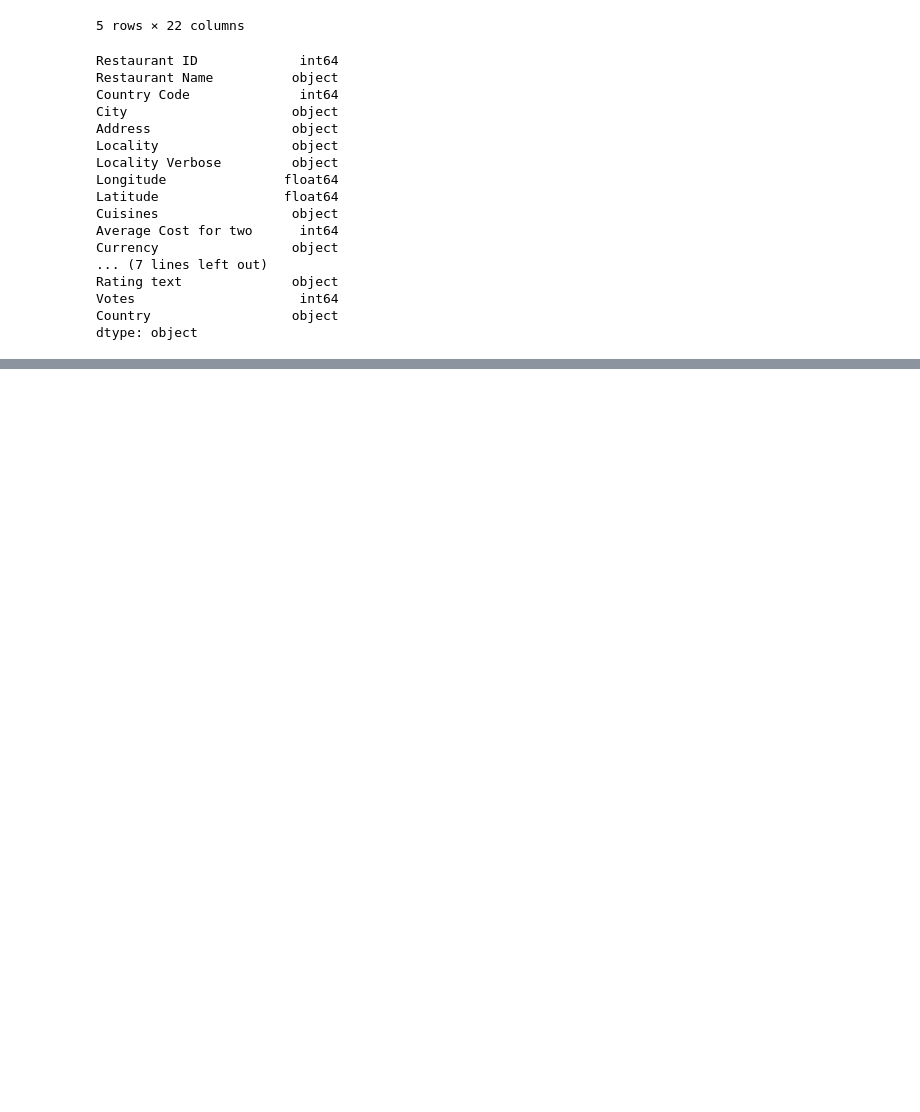
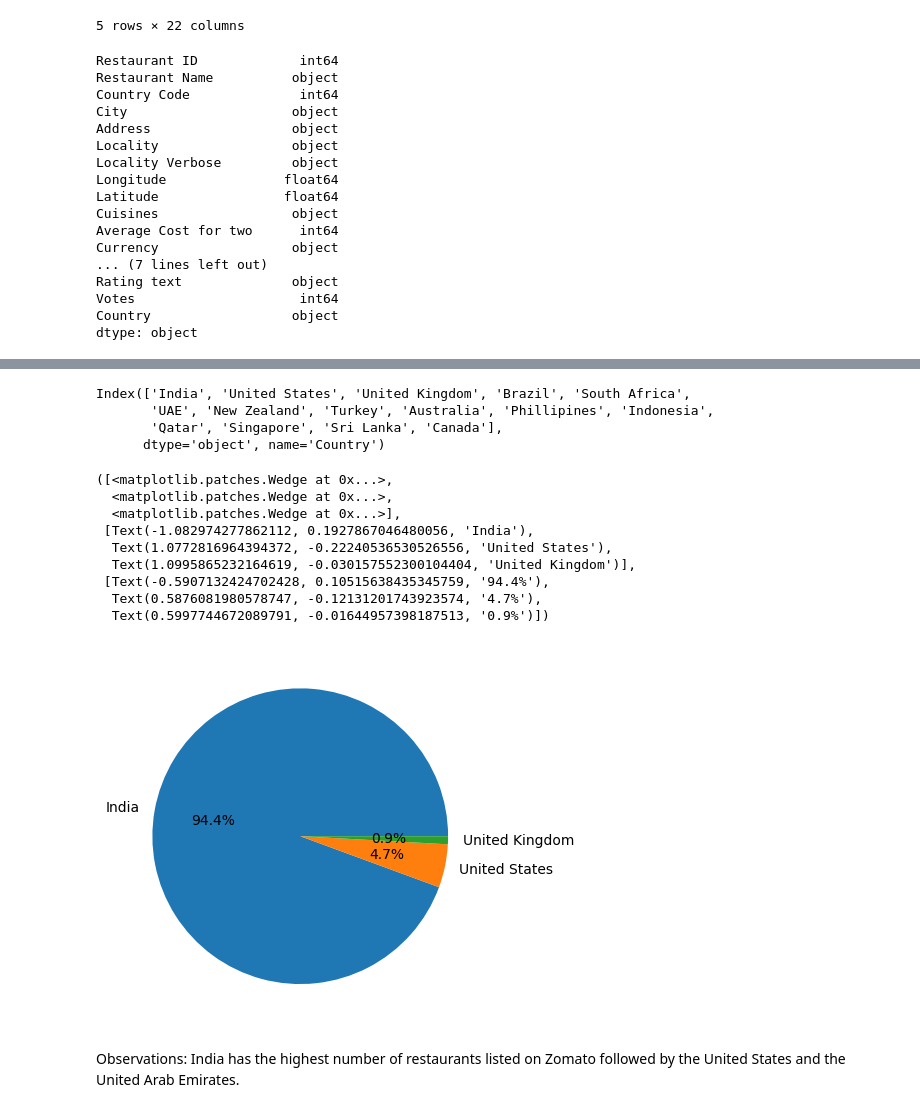
Before and after one commit to AsifAnam180228/EDATrial1, a Jupyter notebook: Untitled.ipynb, the cells around one changed output, grey strips where cells are left out. Saved outputs shown, nothing was run; the diff lists cells and outputs as text; code cells hidden in the pictures; blank space fills up the shorter version.

```diff
--- a/Untitled.ipynb
+++ b/Untitled.ipynb
@@ -5,7 +5,7 @@ import matplotlib.pyplot as plt
 import seaborn as sns
 %matplotlib inline
 # %%
-df = pd.read_csv('zomato.csv', encoding='latin-1')
+df = pd.read_csv('D:\ML\eda\EDATrial1\datasets\zomato.csv', encoding='latin-1')
 df.head()
 # %% [output]
 |  | Restaurant ID | Restaurant Name | Country Code | City | Address | Locality | Locality Verbose | Longitude | ... |
@@ -68,7 +68,7 @@ Index(['Restaurant ID', 'Restaurant Name', 'Country Code', 'City', 'Address',
        'Votes'],
       dtype='object')
 # %%
-df_country = pd.read_excel('Country-Code.xlsx')
+df_country = pd.read_excel('D:\ML\eda\EDATrial1\datasets\Country-Code.xlsx')
 df_country.head()
 # %% [output]
 |  | Country Code | Country |
@@ -111,0 +142,26 @@ dtype: object
+# %%
+country_names = final_df.Country.value_counts().index
+country_names
+# %% [output]
+Index(['India', 'United States', 'United Kingdom', 'Brazil', 'South Africa',
+       'UAE', 'New Zealand', 'Turkey', 'Australia', 'Phillipines', 'Indonesia',
+       'Qatar', 'Singapore', 'Sri Lanka', 'Canada'],
+      dtype='object', name='Country')
+# %%
+country_values = final_df.Country.value_counts().values
+# %%
+#top 3 countries
+plt.pie(country_values[:3], labels=country_names[:3], autopct='%1.1f%%')
+# %% [output]
+([<matplotlib.patches.Wedge at 0x...>,
+  <matplotlib.patches.Wedge at 0x...>,
+  <matplotlib.patches.Wedge at 0x...>],
+ [Text(-1.082974277862112, 0.1927867046480056, 'India'),
+  Text(1.0772816964394372, -0.22240536530526556, 'United States'),
+  Text(1.0995865232164619, -0.030157552300104404, 'United Kingdom')],
+ [Text(-0.5907132424702428, 0.10515638435345759, '94.4%'),
+  Text(0.5876081980578747, -0.12131201743923574, '4.7%'),
+  Text(0.5997744672089791, -0.01644957398187513, '0.9%')])
+[figure, added]
+# %% [markdown]
+Observations: India has the highest number of restaurants listed on Zomato followed by the United States and the United Arab Emirates.
```
Also changed, not shown: parts of 4 cells of this notebook.
